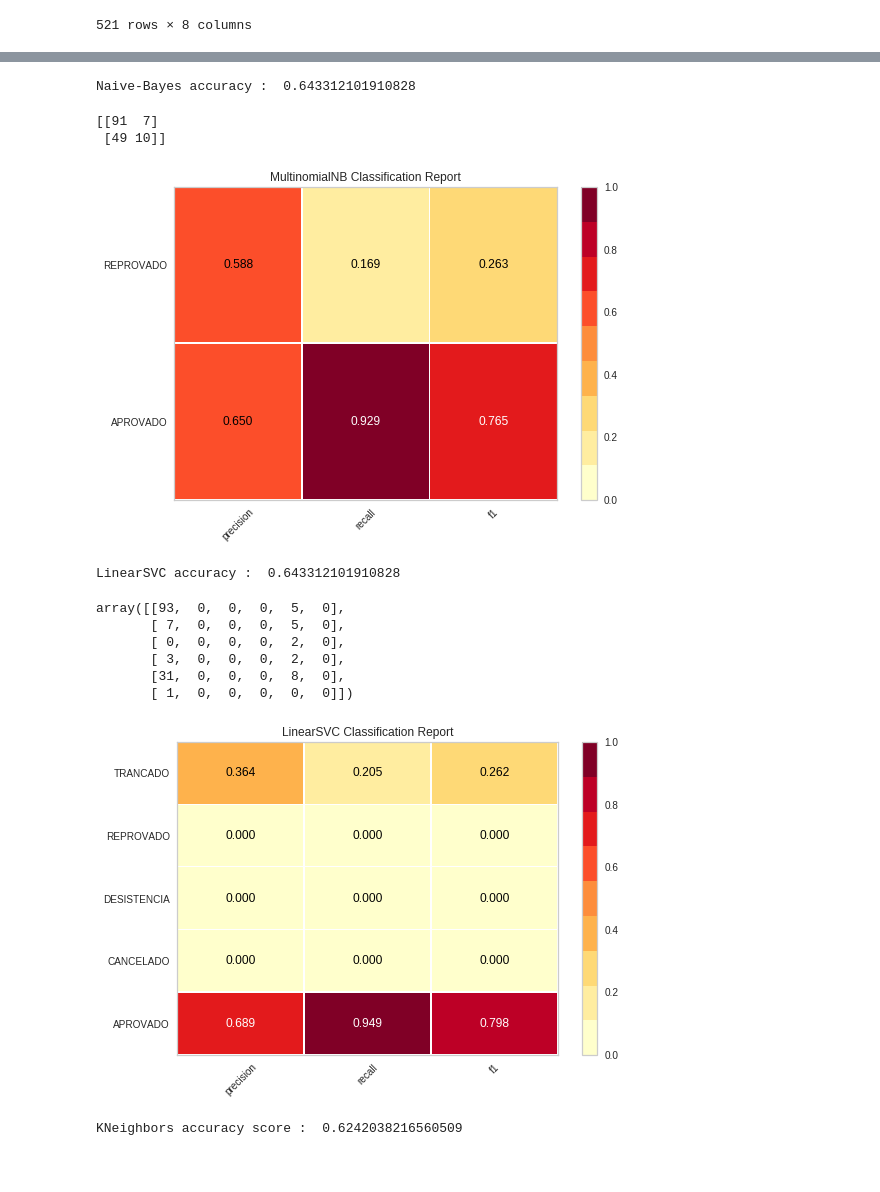
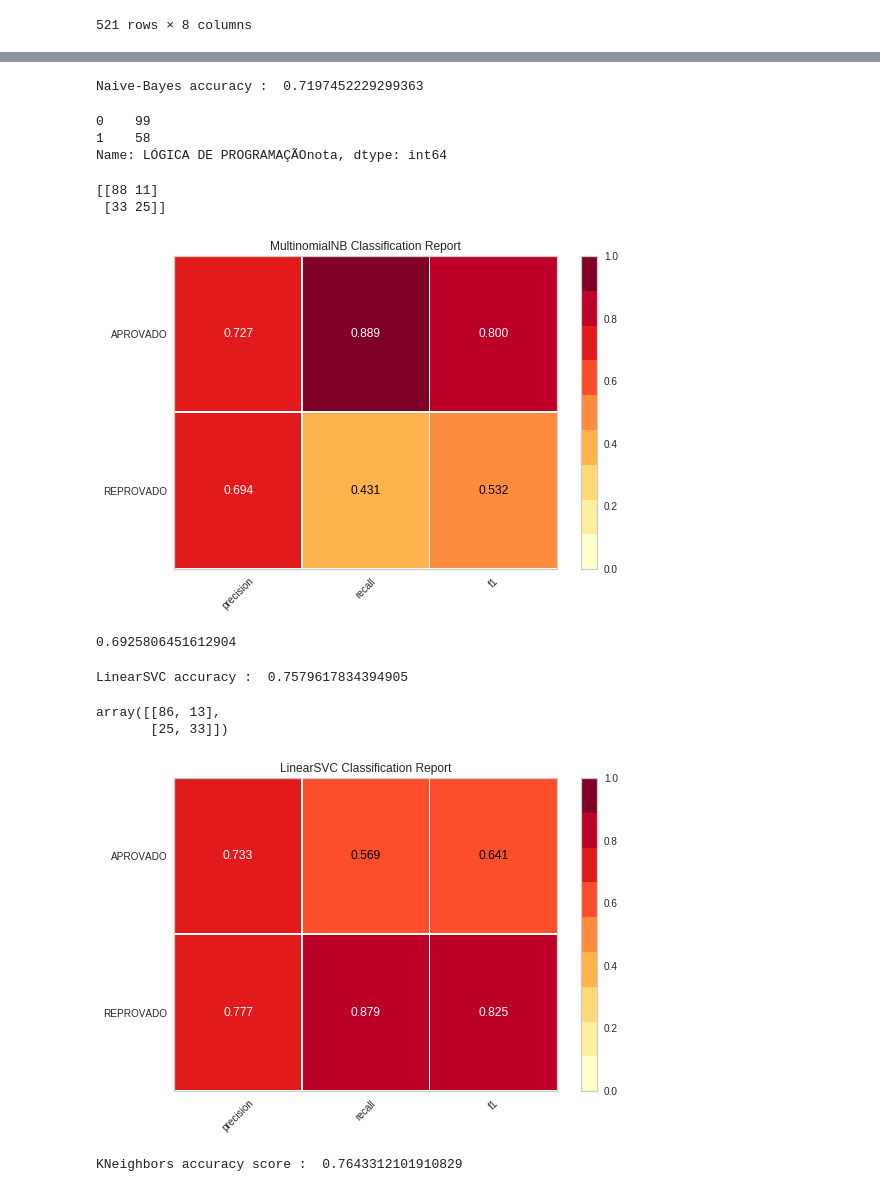
Before and after one commit to repitta/CienciaDeDadosEducacionais, a Jupyter notebook: Análise_Luana.ipynb, the cells around one changed output, grey strips where cells are left out. Saved outputs shown, nothing was run; the diff lists cells and outputs as text; code cells hidden in the pictures.

```diff
--- a/Análise_Luana.ipynb
+++ b/Análise_Luana.ipynb
@@ -522,7 +522,7 @@ sns.despine(offset=10, trim=True)
 #Gráfica de correlação entre as disciplinas
 datasetNotas = tabela2[['CIÊNCIA, TECNOLOGIA E SOCIEDADEnota', 'PRÁTICAS DE LEITURA E ESCRITA Inota', 'QUÍMICA GERALnota', 'CÁLCULO Inota',
                         'VETORES E GEOMETRIA ANALÍTICAnota', 'PRÉ-CÁLCULOnota','LÓGICA DE PROGRAMAÇÃOnota' ]]
-datasetNotas = datasetNotas.replace("-",-1)
+datasetNotas = datasetNotas.replace("-",0)
 datasetNotas = datasetNotas.reset_index(drop = True)
 datasetNotas = datasetNotas.astype(float)
 # %%
@@ -674,9 +655,25 @@ datasetBayes.to_csv('dataset.csv')
 # %%
-copy = datasetBayes.drop("matricula", axis=1)
+#copy = datasetBayes.drop("matricula", axis=1)
 #retirar a coluna LÓGICA DE PROGRAMAÇÃOsituacao pq é a coluna que queremos prever
-target = copy['LÓGICA DE PROGRAMAÇÃOsituacao']
-cols = copy.columns
-data = copy[cols]
-data = data.drop("LÓGICA DE PROGRAMAÇÃOsituacao", axis=1)
+#target = copy['LÓGICA DE PROGRAMAÇÃOsituacao']
+#cols = copy.columns
+#data = copy[cols]
+#data = data.drop("LÓGICA DE PROGRAMAÇÃOsituacao", axis=1)
+#data.head(n=2)
+
+
+def catPro(row):
+  a = row["LÓGICA DE PROGRAMAÇÃOnota"]
+  if a < 5:
+    return 1 # Reprovado
+  else:
+    return 0 #Aprovado
+
+datasetNotas['LÓGICA DE PROGRAMAÇÃOnota'] = datasetNotas.apply(catPro, axis=1)
+#retirar a coluna LÓGICA DE PROGRAMAÇÃOsituacao pq é a coluna que queremos prever
+target = datasetNotas['LÓGICA DE PROGRAMAÇÃOnota']
+cols = datasetNotas.columns
+data = datasetNotas[cols]
+data = data.drop("LÓGICA DE PROGRAMAÇÃOnota", axis=1)
 data.head(n=2)
 # %% [output]
@@ -702,56 +699,65 @@ pred = gnb.fit(data_train, target_train).predict(data_test)
 #print the accuracy score of the model
 print("Naive-Bayes accuracy : ",accuracy_score(target_test, pred, normalize = True))
 # %% [output]
-Naive-Bayes accuracy :  0.643312101910828
+Naive-Bayes accuracy :  0.7197452229299363
+# %%
+target_test.value_counts()
+# %% [output]
+0    99
+1    58
+Name: LÓGICA DE PROGRAMAÇÃOnota, dtype: int64
 # %%
 print(confusion_matrix(target_test, pred, labels=[0,1]))
 # %% [output]
-[[91  7]
- [49 10]]
+[[88 11]
+ [33 25]]
 # %%
 from yellowbrick.classifier import ClassificationReport
 # Instantiate the classification model and visualizer
-visualizer = ClassificationReport(gnb, classes=['APROVADO','REPROVADO'])
+visualizer = ClassificationReport(gnb, classes=['REPROVADO', 'APROVADO'])
 visualizer.fit(data_train, target_train) # Fit the training data to the visualizer
 visualizer.score(data_test, target_test) # Evaluate the model on the test data
 g = visualizer.poof() # Draw/show/poof the data
 # %% [output]
-[figure, old version]
+[figure, new version]
+# %%
+from sklearn.model_selection import cross_val_score
+medias = cross_val_score(gnb,data_test, target_test, cv=5)
+media = sum(medias) / len(medias)
+media
+# %% [output]
+0.6925806451612904
 # %%
 from sklearn.svm import LinearSVC
 from sklearn.metrics import accuracy_score
 #create an object of type LinearSVC
-svc_model = LinearSVC(random_state=0)
+svc_model = LinearSVC(random_state=1)
 #train the algorithm on training data and predict using the testing data
 pred = svc_model.fit(data_train, target_train).predict(data_test)
 #print the accuracy score of the model
 print("LinearSVC accuracy : ",accuracy_score(target_test, pred, normalize = True))
 # %% [output]
-LinearSVC accuracy :  0.643312101910828
+LinearSVC accuracy :  0.7579617834394905
 # %%
-confusion_matrix(target_test, pred, labels=[0,1,2,3,4,5])
+confusion_matrix(target_test, pred, labels=[0,1])
 # %% [output]
-array([[93,  0,  0,  0,  5,  0],
-       [ 7,  0,  0,  0,  5,  0],
-       [ 0,  0,  0,  0,  2,  0],
-       [ 3,  0,  0,  0,  2,  0],
-       [31,  0,  0,  0,  8,  0],
-       [ 1,  0,  0,  0,  0,  0]])
+array([[86, 13],
+       [25, 33]])
 # %%
 from yellowbrick.classifier import ClassificationReport
 # Instantiate the classification model and visualizer
-visualizer = ClassificationReport(svc_model, classes=['APROVADO','CANCELADO', 'DESISTENCIA', 'REPROVADO','TRANCADO'])
+visualizer = ClassificationReport(svc_model, classes=['REPROVADO', 'APROVADO'])
 visualizer.fit(data_train, target_train) # Fit the training data to the visualizer
 visualizer.score(data_test, target_test) # Evaluate the model on the test data
 g = visualizer.poof() # Draw/show/poof the data
 # %% [output]
-[figure, old version]
+[figure, new version]
 # %%
 #import necessary modules
 from sklearn.neighbors import KNeighborsClassifier
 from sklearn.metrics import accuracy_score
 #create object of the lassifier
-neigh = KNeighborsClassifier(n_neighbors=3)
+neigh = KNeighborsClassifier(n_neighbors=17)
 #Train the algorithm
 neigh.fit(data_train, target_train)
 # predict the response
@@ -759,5 +765,5 @@ pred = neigh.predict(data_test)
 # evaluate accuracy
 print ("KNeighbors accuracy score : ",accuracy_score(target_test, pred))
 # %% [output]
-KNeighbors accuracy score :  0.6242038216560509
+KNeighbors accuracy score :  0.7643312101910829
 # %%
```
Also changed, not shown: parts of 11 cells of this notebook.
